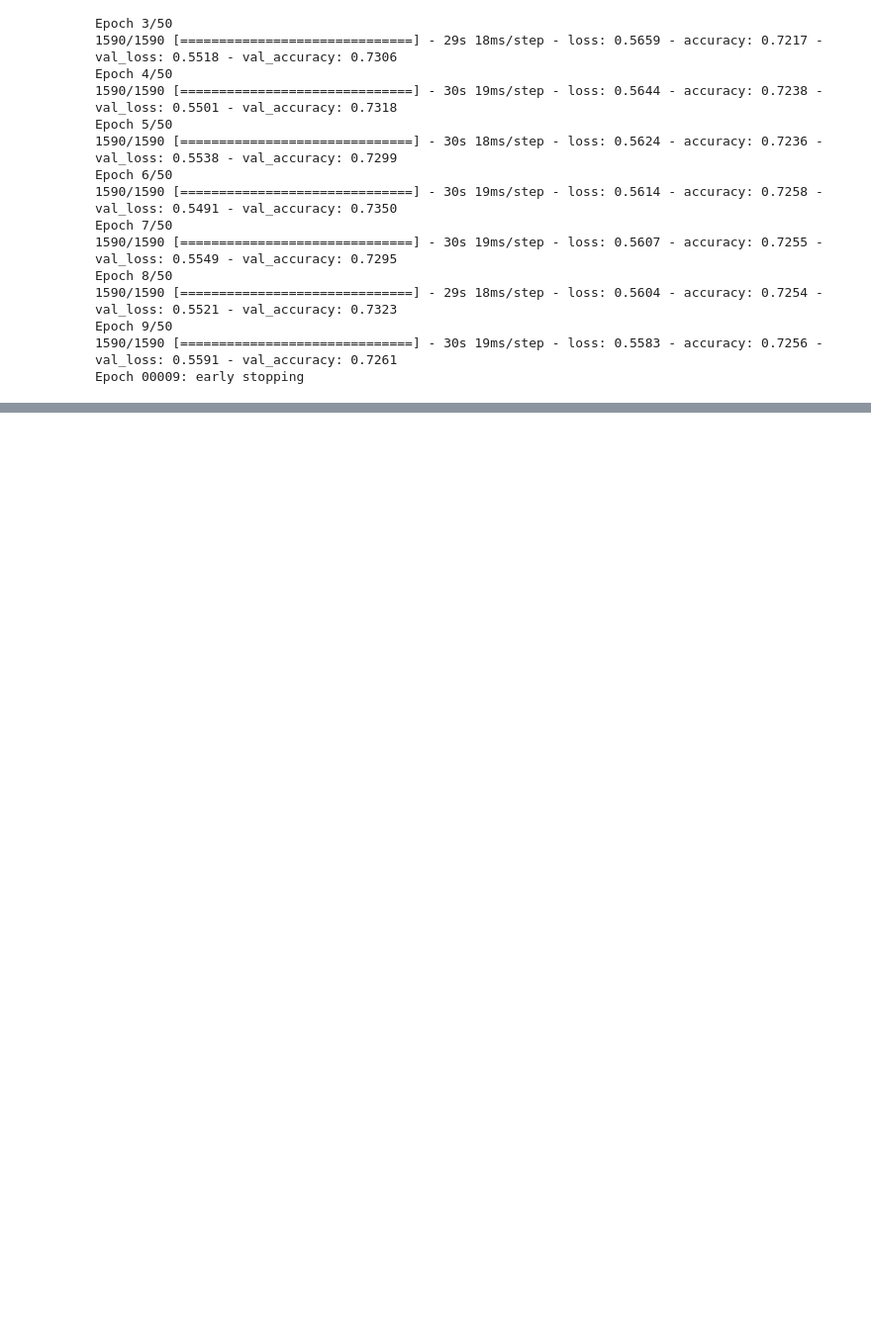
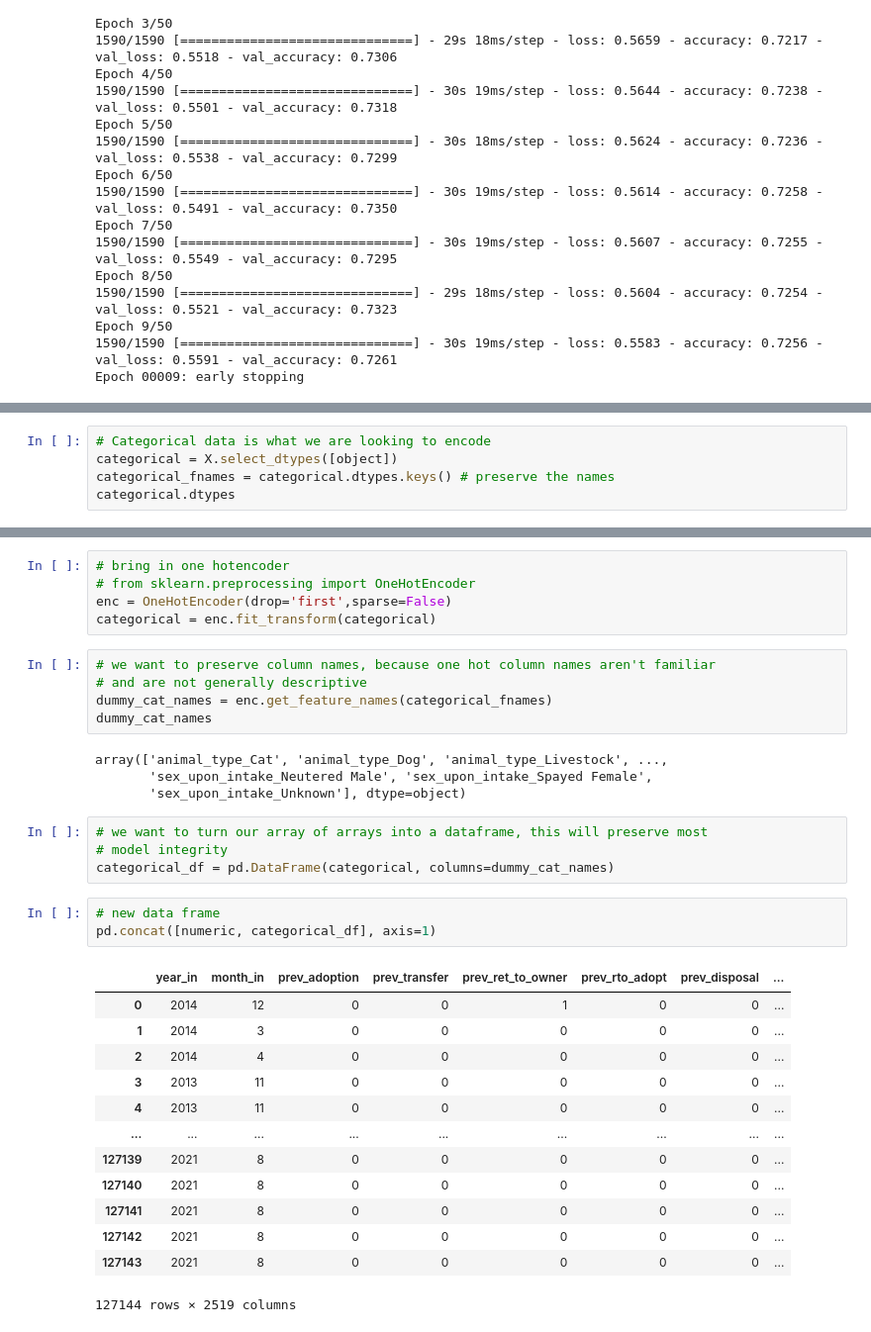
Before and after one commit to bpberry0324/animal_shelter_outcomes, a Jupyter notebook: scrap/evan_models.ipynb, the cells around one changed output, grey strips where cells are left out. Shown at 99% size. Cells and saved outputs as stored; diff of their text form; blank space fills up the shorter version.

Commit message:
Evan Models Push

```diff
--- a/scrap/evan_models.ipynb
+++ b/scrap/evan_models.ipynb
@@ -546,0 +595,5 @@ Epoch 00009: early stopping
+# %%
+# Categorical data is what we are looking to encode
+categorical = X.select_dtypes([object])
+categorical_fnames = categorical.dtypes.keys() # preserve the names
+categorical.dtypes
@@ -546,0 +609,35 @@ Epoch 00009: early stopping
+# %%
+# bring in one hotencoder
+# from sklearn.preprocessing import OneHotEncoder
+enc = OneHotEncoder(drop='first',sparse=False)
+categorical = enc.fit_transform(categorical)
+# %%
+# we want to preserve column names, because one hot column names aren't familiar
+# and are not generally descriptive
+dummy_cat_names = enc.get_feature_names(categorical_fnames)
+dummy_cat_names
+# %% [output]
+array(['animal_type_Cat', 'animal_type_Dog', 'animal_type_Livestock', ...,
+       'sex_upon_intake_Neutered Male', 'sex_upon_intake_Spayed Female',
+       'sex_upon_intake_Unknown'], dtype=object)
+# %%
+# we want to turn our array of arrays into a dataframe, this will preserve most
+# model integrity
+categorical_df = pd.DataFrame(categorical, columns=dummy_cat_names)
+# %%
+# new data frame
+pd.concat([numeric, categorical_df], axis=1)
+# %% [output]
+|  | year_in | month_in | prev_adoption | prev_transfer | prev_ret_to_owner | prev_rto_adopt | prev_disposal | ... |
+| 0 | 2014 | 12 | 0 | 0 | 1 | 0 | 0 | ... |
+| 1 | 2014 | 3 | 0 | 0 | 0 | 0 | 0 | ... |
+| 2 | 2014 | 4 | 0 | 0 | 0 | 0 | 0 | ... |
+| 3 | 2013 | 11 | 0 | 0 | 0 | 0 | 0 | ... |
+| 4 | 2013 | 11 | 0 | 0 | 0 | 0 | 0 | ... |
+| ... | ... | ... | ... | ... | ... | ... | ... | ... |
+| 127139 | 2021 | 8 | 0 | 0 | 0 | 0 | 0 | ... |
+| 127140 | 2021 | 8 | 0 | 0 | 0 | 0 | 0 | ... |
+| 127141 | 2021 | 8 | 0 | 0 | 0 | 0 | 0 | ... |
+| 127142 | 2021 | 8 | 0 | 0 | 0 | 0 | 0 | ... |
+| 127143 | 2021 | 8 | 0 | 0 | 0 | 0 | 0 | ... |
+127144 rows × 2519 columns
```
Also changed, not shown: parts of 10 cells of this notebook.
